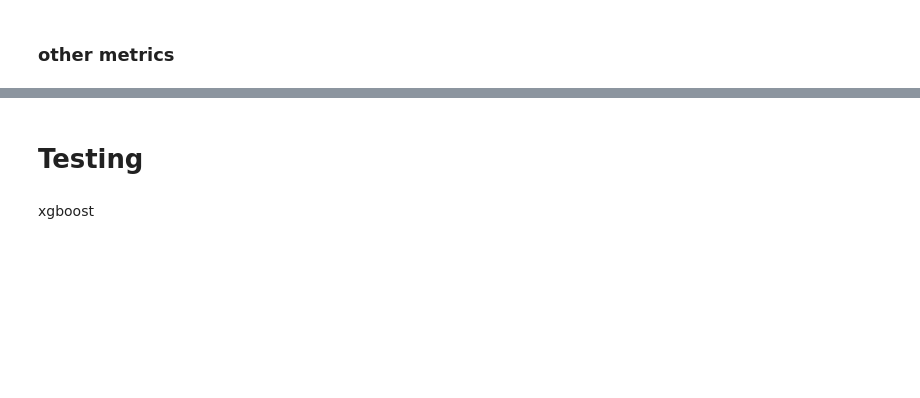
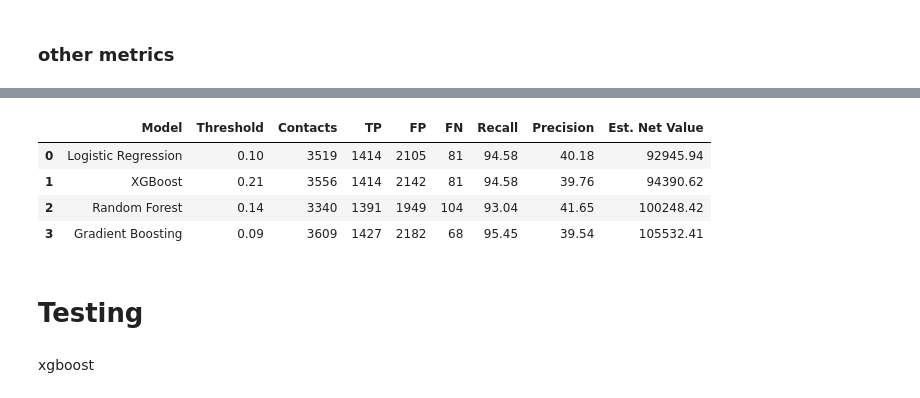
Before and after one commit to pvs-7/end-to-end-ML-Churn-with-FastAPI-MLFlow-Docker-AWS, a Jupyter notebook: notebooks/EDA.ipynb, the cells around one changed output, grey strips where cells are left out. Drawn from its saved outputs; the diff is of its cells as text; code cells hidden in the pictures; blank space fills up the shorter version.

```diff
--- a/notebooks/EDA.ipynb
+++ b/notebooks/EDA.ipynb
@@ -3013,3 +3298,27 @@ final_cv_table
+# %%
+business_comparison["Recall"] = (
+    business_comparison["Recall"] * 100
+).round(2)
+
+business_comparison["Precision"] = (
+    business_comparison["Precision"] * 100
+).round(2)
+
+business_comparison["Threshold"] = (
+    business_comparison["Threshold"].round(2)
+)
+
+business_comparison["Est. Net Value"] = (
+    business_comparison["Est. Net Value"].round(2)
+)
+
+business_comparison
+# %% [output]
+|  | Model | Threshold | Contacts | TP | FP | FN | Recall | Precision | Est. Net Value |
+| 0 | Logistic Regression | 0.10 | 3519 | 1414 | 2105 | 81 | 94.58 | 40.18 | 92945.94 |
+| 1 | XGBoost | 0.21 | 3556 | 1414 | 2142 | 81 | 94.58 | 39.76 | 94390.62 |
+| 2 | Random Forest | 0.14 | 3340 | 1391 | 1949 | 104 | 93.04 | 41.65 | 100248.42 |
+| 3 | Gradient Boosting | 0.09 | 3609 | 1427 | 2182 | 68 | 95.45 | 39.54 | 105532.41 |
 # %% [markdown]
 # Testing
 # %% [markdown]
```
Also changed, not shown: parts of 45 cells of this notebook, 6 other files.
